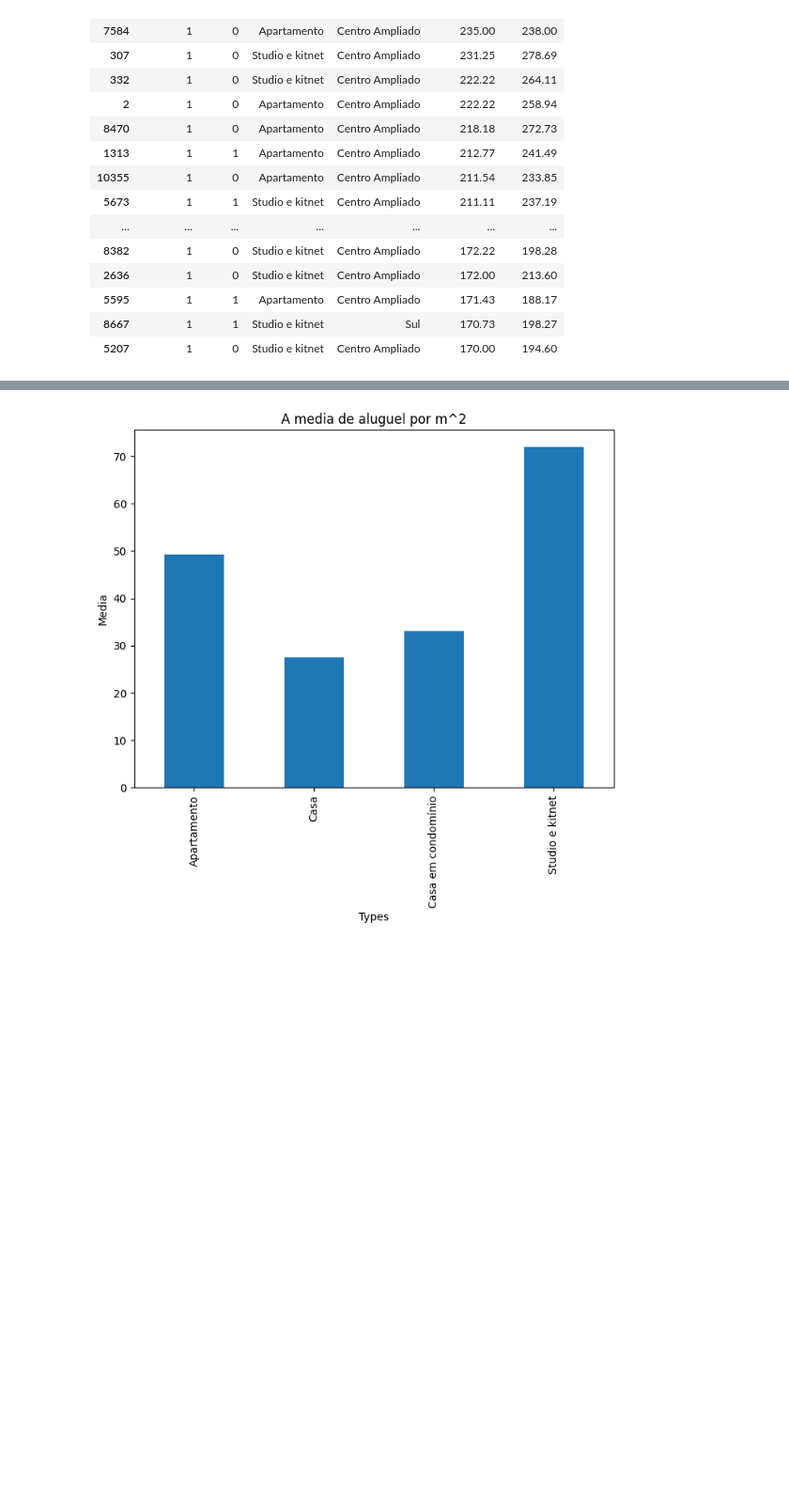
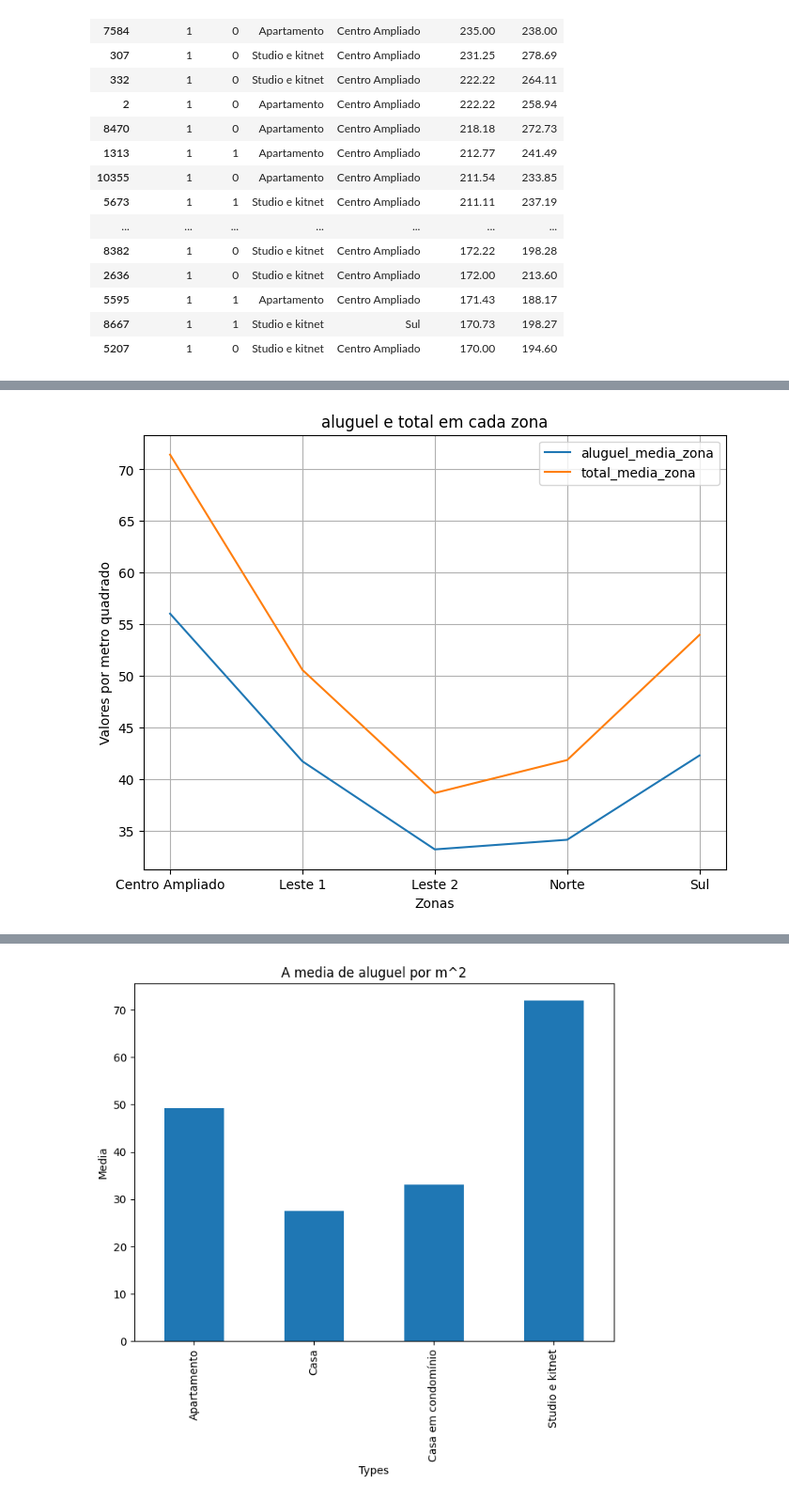
Before and after one commit to kimju03/aluguel-de-casa-em-SP, a Jupyter notebook: analise.ipynb, the cells around one changed output, grey strips where cells are left out. Shown: that part at 94% size. Saved outputs shown, nothing was run; the diff lists cells and outputs as text; code cells hidden in the pictures; blank space fills up the shorter version.

```diff
--- a/analise.ipynb
+++ b/analise.ipynb
@@ -544,0 +596,13 @@ data1.head(50)
+# %%
+# Plotar as duas linhas no mesmo gráfico
+plt.figure(figsize=(8, 6))
+plt.plot(data_hipotese1['aluguel_media_zona'], label='aluguel_media_zona')
+plt.plot(data_hipotese1['total_media_zona'], label='total_media_zona')
+plt.xlabel('Zonas')
+plt.ylabel('Valores por metro quadrado')
+plt.title('aluguel e total em cada zona')
+plt.legend()
+plt.grid(True)
+plt.show()
+# %% [output]
+[figure, added]
```
Also changed, not shown: parts of 23 cells of this notebook, 2 other files.
